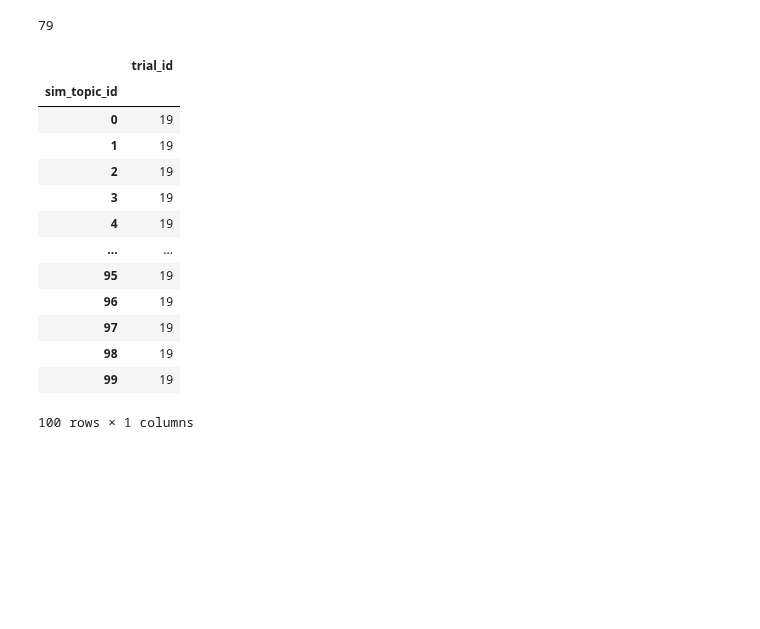
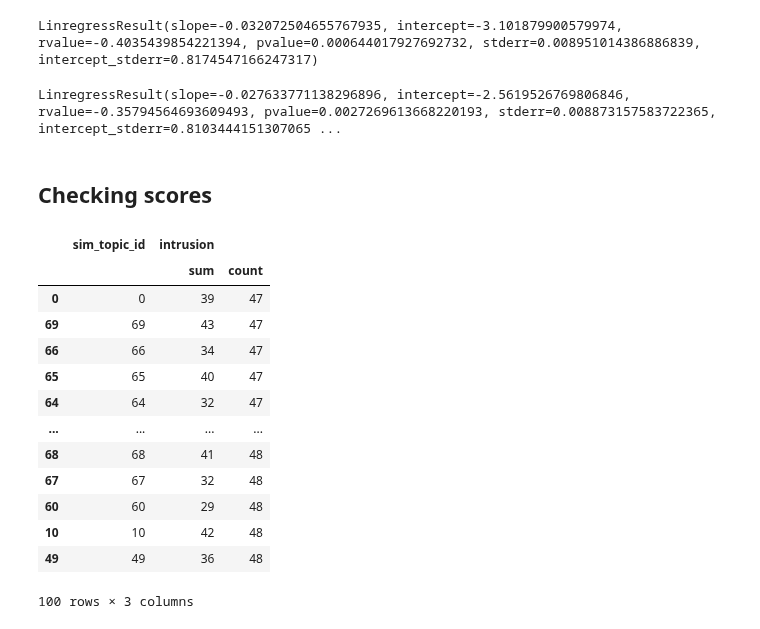
Before and after one commit to imrogerjiang/bayesian-inference-topic-measures, a Jupyter notebook: Checking Optimal Allocation.ipynb, the cells around one changed output. Saved outputs shown, nothing was run; the diff lists cells and outputs as text; code cells hidden in the pictures; blank space fills up the shorter version.

Commit message:
finally fixed bht pval

```diff
--- a/Checking Optimal Allocation.ipynb
+++ b/Checking Optimal Allocation.ipynb
@@ -22,25 +75,36 @@ from matplotlib import pyplot as plt
+# %%
+linregress(c["n_raters"], np.log(c["bht_pval"]+0.0001))
+# %% [output]
+LinregressResult(slope=-0.032072504655767935, intercept=-3.101879900579974, rvalue=-0.4035439854221394, pvalue=0.000644017927692732, stderr=0.008951014386886839, intercept_stderr=0.8174547166247317)
+# %%
+linregress(c["n_raters"], np.log(c["bht_pvalOA"]+0.0001))
+# %% [output]
+LinregressResult(slope=-0.027633771138296896, intercept=-2.5619526769806846, rvalue=-0.35794564693609493, pvalue=0.0027269613668220193, stderr=0.008873157583722365, intercept_stderr=0.8103444151307065 ...
+# %% [markdown]
+## Checking scores
 # %%
-test = pd.read_csv("data/test/score_0.csv")
-testOA = pd.read_csv("data/testOA/score_0.csv")
+sim_id = 47
+test = pd.read_csv(f"data/oa0_test/score_{sim_id}.csv")
+testOA = pd.read_csv(f"data/oa1_test/score_{sim_id}.csv")
-# %%
-test["sim_rater_id"].nunique()
-# %% [output]
-79
 # %%
-test.groupby("sim_topic_id").agg({"trial_id":"count"})
+# Checking how many times are topics rated in oa0_test
+(test.groupby("sim_topic_id")
+ .agg({"intrusion":["sum", "count"]})
+ .reset_index()
+ .sort_values(("intrusion", "count")))
 # %% [output]
-|  | trial_id |
-| sim_topic_id |  |
-| 0 | 19 |
-| 1 | 19 |
-| 2 | 19 |
-| 3 | 19 |
-| 4 | 19 |
-| ... | ... |
-| 95 | 19 |
-| 96 | 19 |
-| 97 | 19 |
-| 98 | 19 |
-| 99 | 19 |
+|  | sim_topic_id | intrusion |  |
+|  |  | sum | count |
+| 0 | 0 | 39 | 47 |
+| 69 | 69 | 43 | 47 |
+| 66 | 66 | 34 | 47 |
+| 65 | 65 | 40 | 47 |
+| 64 | 64 | 32 | 47 |
+| ... | ... | ... | ... |
+| 68 | 68 | 41 | 48 |
+| 67 | 67 | 32 | 48 |
+| 60 | 60 | 29 | 48 |
+| 10 | 10 | 42 | 48 |
+| 49 | 49 | 36 | 48 |
-100 rows × 1 columns
+100 rows × 3 columns
 # %%
```
Also changed, not shown: parts of 34 cells of this notebook, 2 other files.
